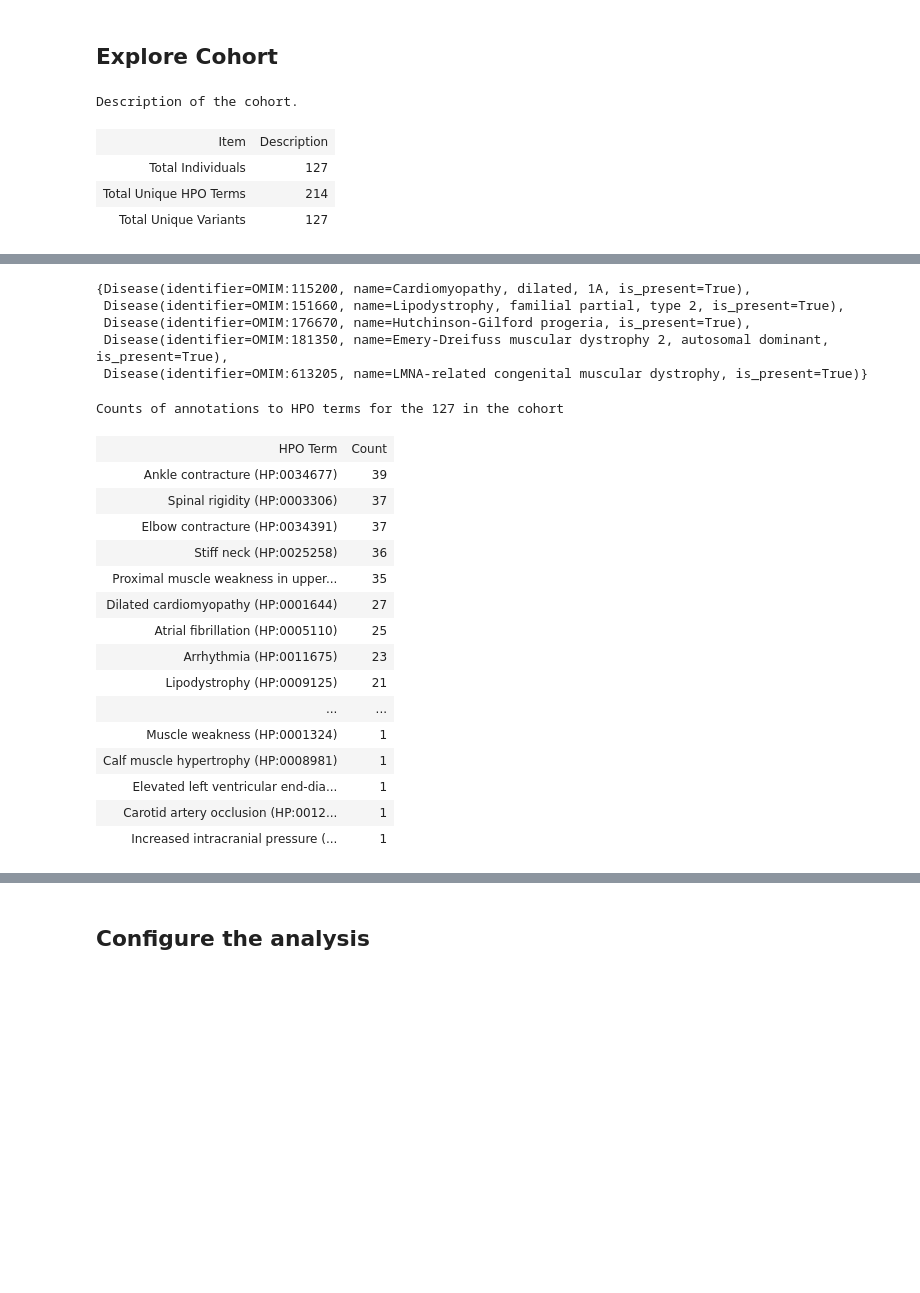
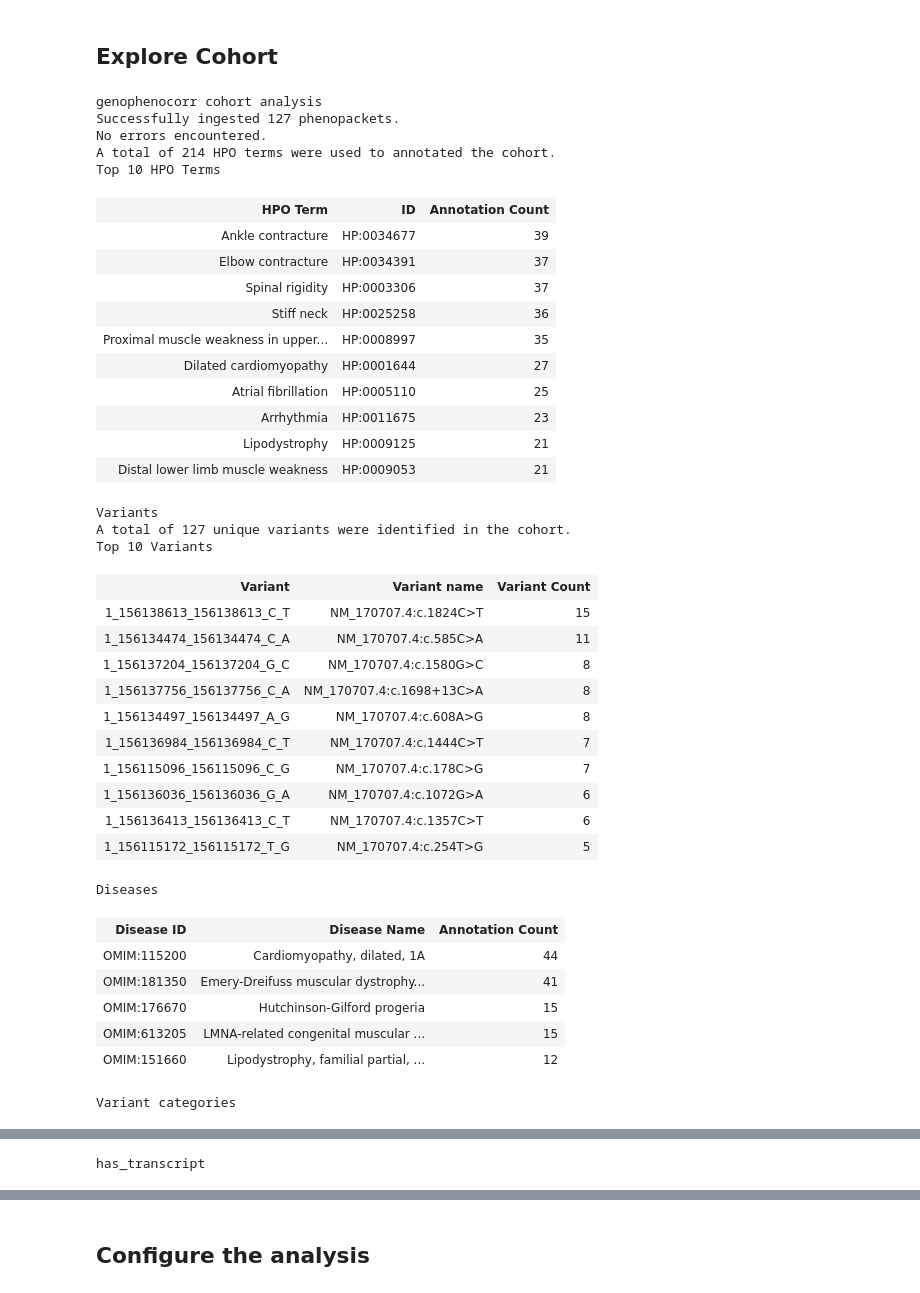
Before and after one commit to monarch-initiative/gpsea, a Jupyter notebook: case_studies/LMNA/LMNA.ipynb, the cells around one changed output, grey strips where cells are left out. Cells and saved outputs as stored; diff of their text form; code cells hidden in the pictures; blank space fills up the shorter version.

Commit message:
Added disease viewable, variant and effect counts

```diff
--- a/case_studies/LMNA/LMNA.ipynb
+++ b/case_studies/LMNA/LMNA.ipynb
@@ -31,14 +31,47 @@ tx_id = 'NM_170707.4'
 ## Explore Cohort
 # %%
 from IPython.display import HTML, display
-from genophenocorr.view import CohortViewer
+from genophenocorr.view import CohortViewable
 
-viewer = CohortViewer(hpo)
+viewer = CohortViewable(hpo, transcript_id=tx_id)
 # %%
-display(HTML(viewer.cohort_summary_table(cohort)))
+display(HTML(viewer.process(cohort)))
 # %% [output]
-Description of the cohort.
+genophenocorr cohort analysis
+Successfully ingested 127 phenopackets.
+No errors encountered.
+A total of 214 HPO terms were used to annotated the cohort.
+Top 10 HPO Terms
-| Item | Description |
-| Total Individuals | 127 |
-| Total Unique HPO Terms | 214 |
-| Total Unique Variants | 127 |
+| HPO Term | ID | Annotation Count |
+| Ankle contracture | HP:0034677 | 39 |
+| Elbow contracture | HP:0034391 | 37 |
+| Spinal rigidity | HP:0003306 | 37 |
+| Stiff neck | HP:0025258 | 36 |
+| Proximal muscle weakness in upper... | HP:0008997 | 35 |
+| Dilated cardiomyopathy | HP:0001644 | 27 |
+| Atrial fibrillation | HP:0005110 | 25 |
+| Arrhythmia | HP:0011675 | 23 |
+| Lipodystrophy | HP:0009125 | 21 |
+| Distal lower limb muscle weakness | HP:0009053 | 21 |
+Variants
+A total of 127 unique variants were identified in the cohort.
+Top 10 Variants
+| Variant | Variant name | Variant Count |
+| 1_156138613_156138613_C_T | NM_170707.4:c.1824C>T | 15 |
+| 1_156134474_156134474_C_A | NM_170707.4:c.585C>A | 11 |
+| 1_156137204_156137204_G_C | NM_170707.4:c.1580G>C | 8 |
+| 1_156137756_156137756_C_A | NM_170707.4:c.1698+13C>A | 8 |
+| 1_156134497_156134497_A_G | NM_170707.4:c.608A>G | 8 |
+| 1_156136984_156136984_C_T | NM_170707.4:c.1444C>T | 7 |
+| 1_156115096_156115096_C_G | NM_170707.4:c.178C>G | 7 |
+| 1_156136036_156136036_G_A | NM_170707.4:c.1072G>A | 6 |
+| 1_156136413_156136413_C_T | NM_170707.4:c.1357C>T | 6 |
+| 1_156115172_156115172_T_G | NM_170707.4:c.254T>G | 5 |
+Diseases
+| Disease ID | Disease Name | Annotation Count |
+| OMIM:115200 | Cardiomyopathy, dilated, 1A | 44 |
+| OMIM:181350 | Emery-Dreifuss muscular dystrophy... | 41 |
+| OMIM:176670 | Hutchinson-Gilford progeria | 15 |
+| OMIM:613205 | LMNA-related congenital muscular ... | 15 |
+| OMIM:151660 | Lipodystrophy, familial partial, ... | 12 |
+Variant categories
@@ -45,28 +87 @@ Description of the cohort.
+has_transcript
-# %%
-cohort.all_diseases
-# %% [output]
-{Disease(identifier=OMIM:115200, name=Cardiomyopathy, dilated, 1A, is_present=True),
- Disease(identifier=OMIM:151660, name=Lipodystrophy, familial partial, type 2, is_present=True),
- Disease(identifier=OMIM:176670, name=Hutchinson-Gilford progeria, is_present=True),
- Disease(identifier=OMIM:181350, name=Emery-Dreifuss muscular dystrophy 2, autosomal dominant, is_present=True),
- Disease(identifier=OMIM:613205, name=LMNA-related congenital muscular dystrophy, is_present=True)}
-# %%
-display(HTML(viewer.hpo_term_counts_table(cohort))) ## Add Labels to output
-# %% [output]
-Counts of annotations to HPO terms for the 127 in the cohort
-| HPO Term | Count |
-| Ankle contracture (HP:0034677) | 39 |
-| Spinal rigidity (HP:0003306) | 37 |
-| Elbow contracture (HP:0034391) | 37 |
-| Stiff neck (HP:0025258) | 36 |
-| Proximal muscle weakness in upper... | 35 |
-| Dilated cardiomyopathy (HP:0001644) | 27 |
-| Atrial fibrillation (HP:0005110) | 25 |
-| Arrhythmia (HP:0011675) | 23 |
-| Lipodystrophy (HP:0009125) | 21 |
-| ... | ... |
-| Muscle weakness (HP:0001324) | 1 |
-| Calf muscle hypertrophy (HP:0008981) | 1 |
-| Elevated left ventricular end-dia... | 1 |
-| Carotid artery occlusion (HP:0012... | 1 |
-| Increased intracranial pressure (... | 1 |
```
Also changed, not shown: parts of 7 cells of this notebook, 7 other files.
